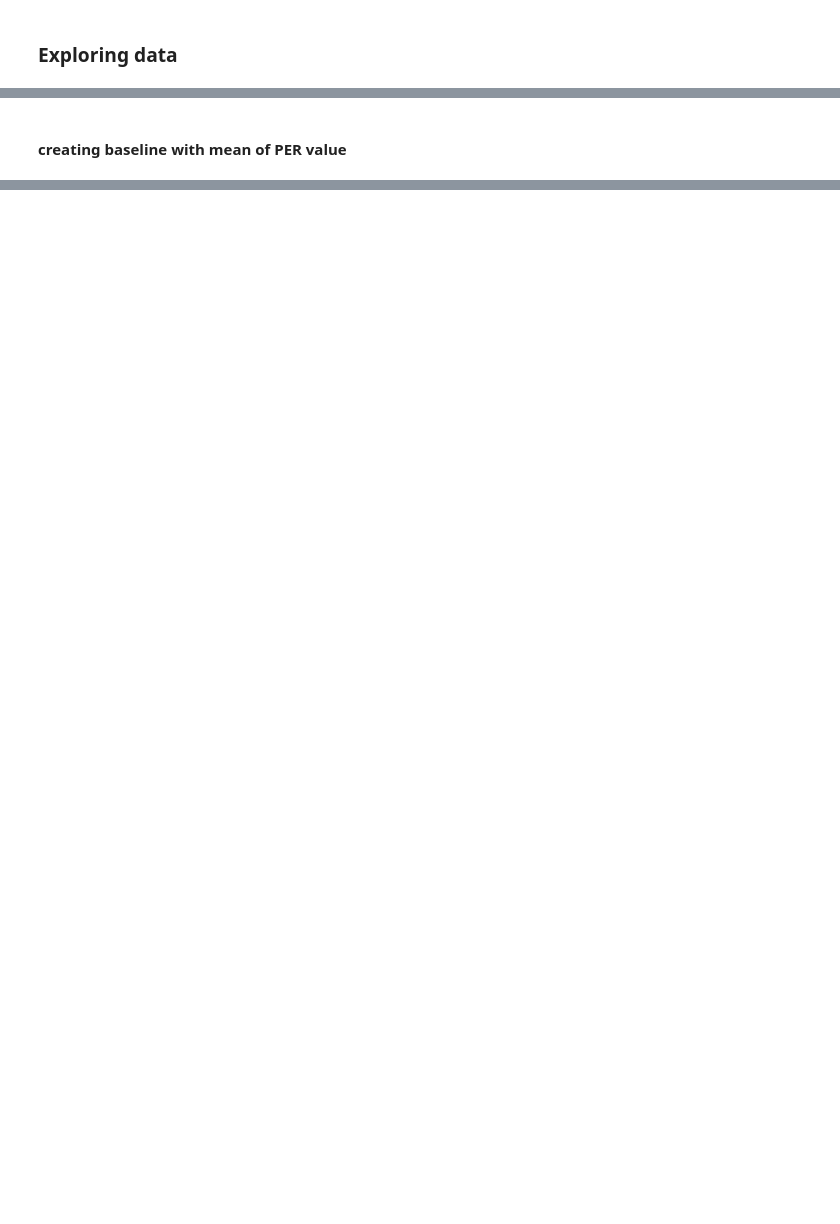
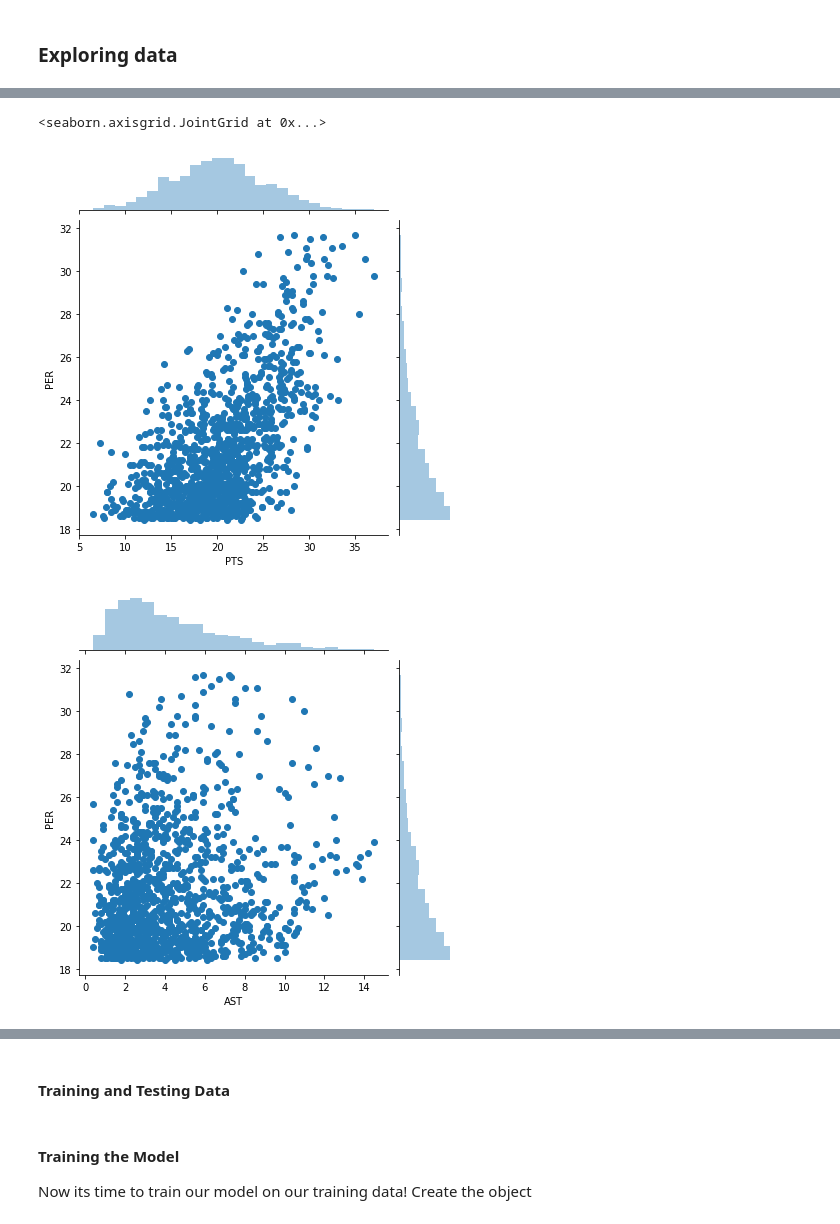
Before and after one commit to Mattsantos541/NBA, a Jupyter notebook: Baseline work.ipynb, the cells around one changed output, grey strips where cells are left out. Cells and saved outputs as stored; diff of their text form; code cells hidden in the pictures; blank space fills up the shorter version.

Commit message:
redid baseline, need to graoph baseline

```diff
--- a/Baseline work.ipynb
+++ b/Baseline work.ipynb
@@ -158,2 +125,0 @@ r2_lm1
-# %% [markdown]
-#### creating baseline with mean of PER value
@@ -168,0 +126,8 @@ train.head()
+# %%
+sns.jointplot(x='PTS',y='PER',data=base)
+sns.jointplot(x='AST',y='PER',data=base)
+sns.jointplot(x='TRB',y='PER',data=base)
+# %% [output]
+<seaborn.axisgrid.JointGrid at 0x...>
+[figure, added]
+[figure, added]
@@ -168,0 +135,2 @@ train.head()
+# %% [markdown]
+#### Training and Testing Data
@@ -169,2 +142,5 @@ train.head()
+# %% [markdown]
+#### Training the Model
+ Now its time to train our model on our training data! Create the object
 # %%
 lm = LinearRegression()
```
Also changed, not shown: parts of 26 cells of this notebook.
